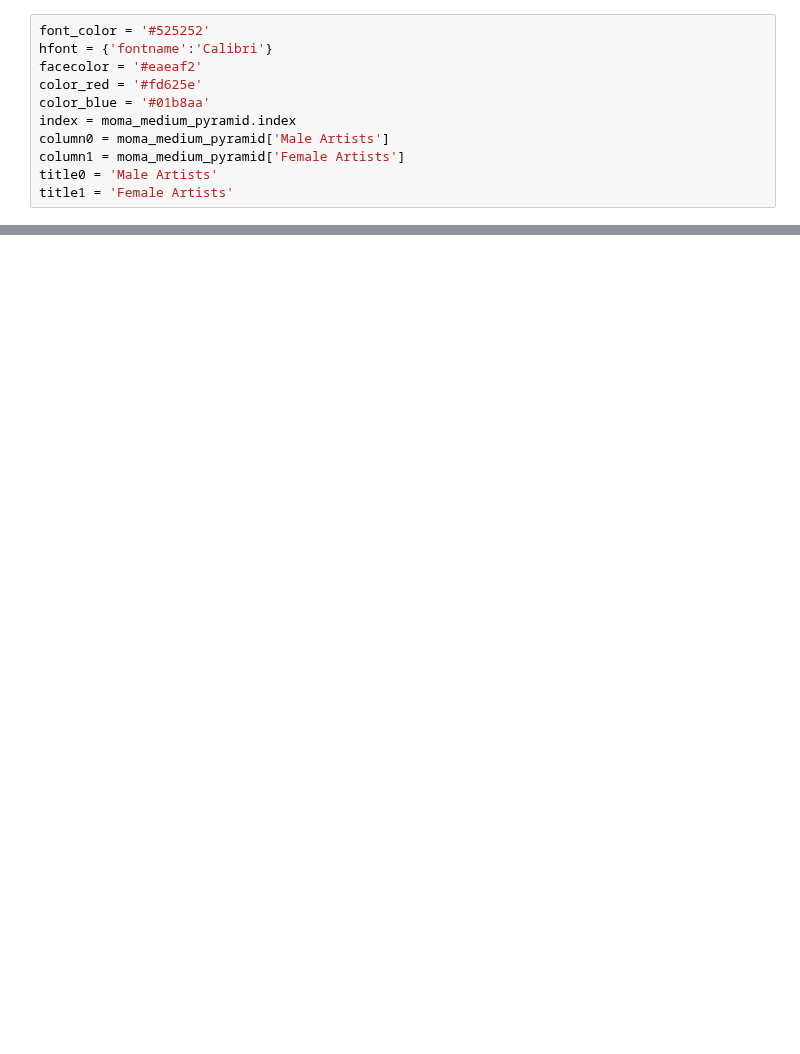
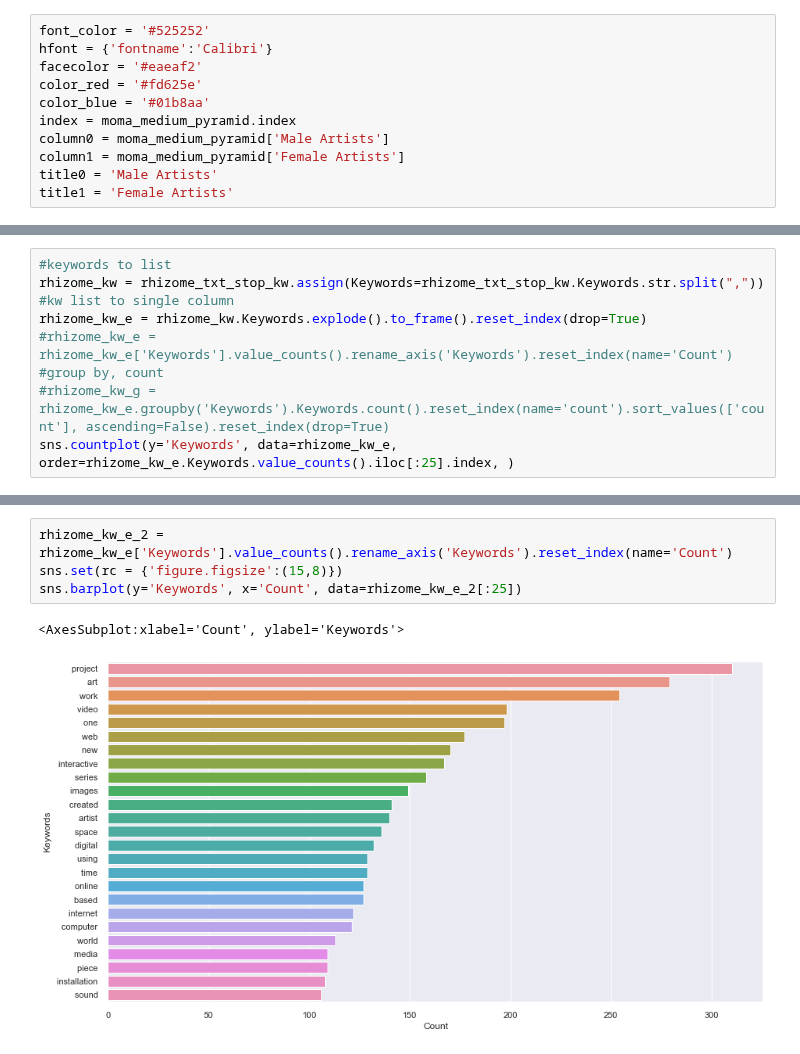
Before and after one commit to laurentfintoni/Net-Art-Rev, a Jupyter notebook: Lo_Viz.ipynb, the cells around one changed output, grey strips where cells are left out. Saved outputs shown, nothing was run; the diff lists cells and outputs as text; blank space fills up the shorter version.

```diff
--- a/Lo_Viz.ipynb
+++ b/Lo_Viz.ipynb
@@ -244,0 +233,9 @@ plt.subplots_adjust(wspace=0, top=0.85, bottom=0.1, left=0.18, right=0.95)
+# %%
+#keywords to list
+rhizome_kw = rhizome_txt_stop_kw.assign(Keywords=rhizome_txt_stop_kw.Keywords.str.split(","))
+#kw list to single column
+rhizome_kw_e = rhizome_kw.Keywords.explode().to_frame().reset_index(drop=True)
+#rhizome_kw_e = rhizome_kw_e['Keywords'].value_counts().rename_axis('Keywords').reset_index(name='Count')
+#group by, count
+#rhizome_kw_g = rhizome_kw_e.groupby('Keywords').Keywords.count().reset_index(name='count').sort_values(['count'], ascending=False).reset_index(drop=True)
+sns.countplot(y='Keywords', data=rhizome_kw_e, order=rhizome_kw_e.Keywords.value_counts().iloc[:25].index, )
@@ -244,0 +245,7 @@ plt.subplots_adjust(wspace=0, top=0.85, bottom=0.1, left=0.18, right=0.95)
+# %%
+rhizome_kw_e_2 = rhizome_kw_e['Keywords'].value_counts().rename_axis('Keywords').reset_index(name='Count')
+sns.set(rc = {'figure.figsize':(15,8)})
+sns.barplot(y='Keywords', x='Count', data=rhizome_kw_e_2[:25])
+# %% [output]
+<AxesSubplot:xlabel='Count', ylabel='Keywords'>
+[figure, added]
```
Also changed, not shown: parts of 22 cells of this notebook, 3 other files.
